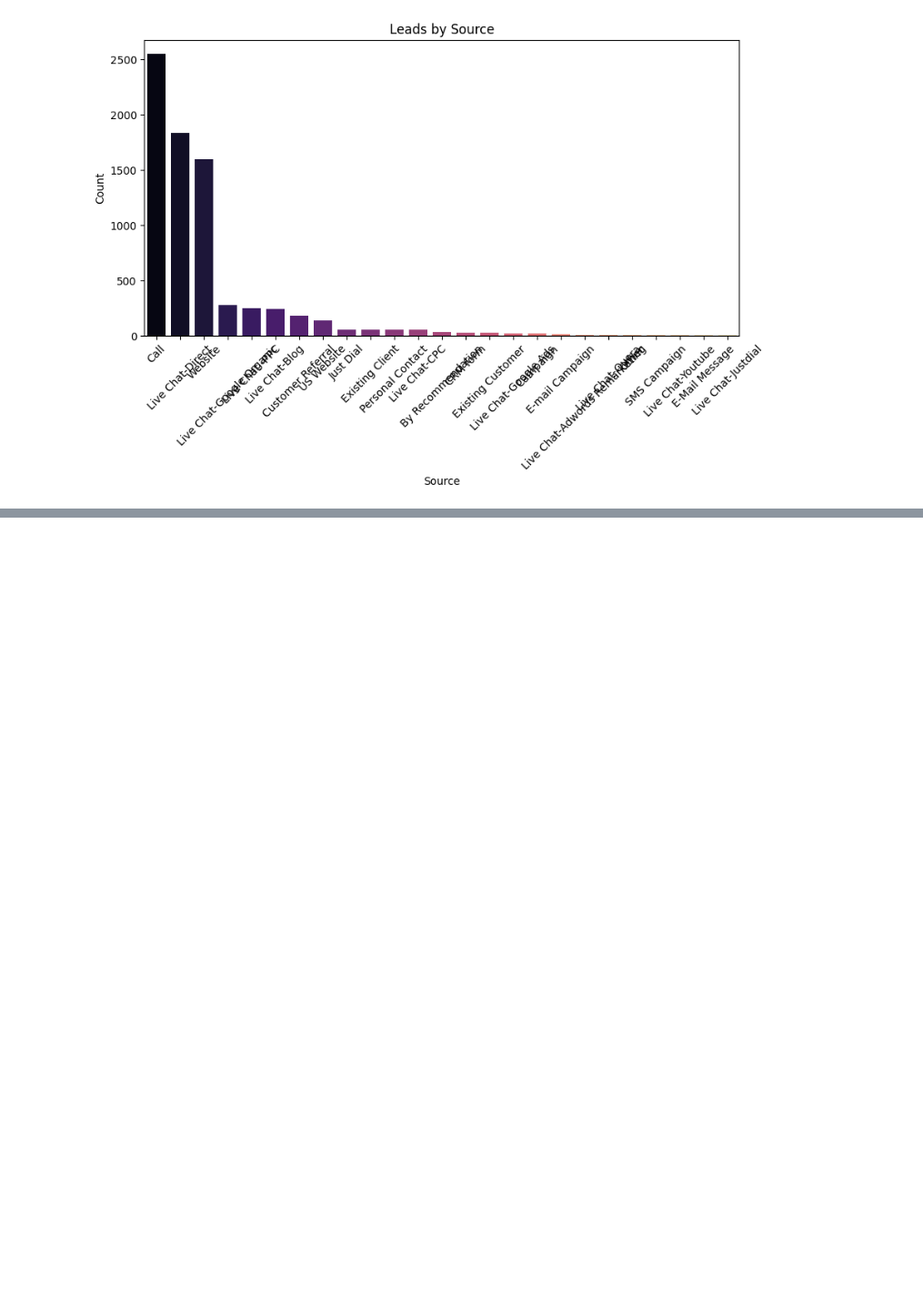
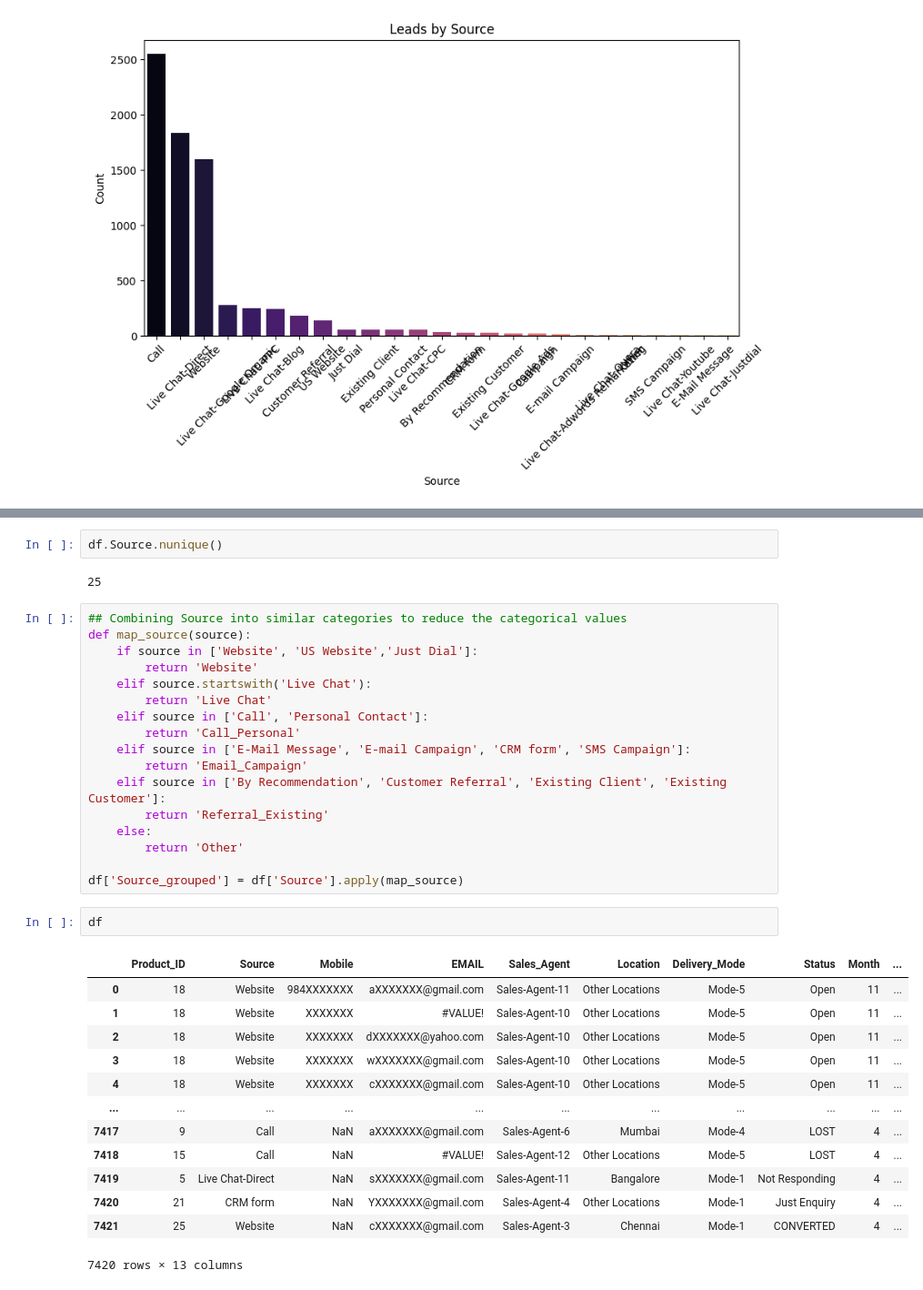
Before and after one commit to sahiljahagirdar/Product_Sales, a Jupyter notebook: Lead_Predict.ipynb, the cells around one changed output, grey strips where cells are left out. Shown at 91% size. Cells and saved outputs as stored; diff of their text form; blank space fills up the shorter version.

```diff
--- a/Lead_Predict.ipynb
+++ b/Lead_Predict.ipynb
@@ -160,0 +294,37 @@ plt.show()
+# %%
+df.Source.nunique()
+# %% [output]
+25
+# %%
+## Combining Source into similar categories to reduce the categorical values
+def map_source(source):
+    if source in ['Website', 'US Website','Just Dial']:
+        return 'Website'
+    elif source.startswith('Live Chat'):
+        return 'Live Chat'
+    elif source in ['Call', 'Personal Contact']:
+        return 'Call_Personal'
+    elif source in ['E-Mail Message', 'E-mail Campaign', 'CRM form', 'SMS Campaign']:
+        return 'Email_Campaign'
+    elif source in ['By Recommendation', 'Customer Referral', 'Existing Client', 'Existing Customer']:
+        return 'Referral_Existing'
+    else:
+        return 'Other'
+
+df['Source_grouped'] = df['Source'].apply(map_source)
+# %%
+df
+# %% [output]
+|  | Product_ID | Source | Mobile | EMAIL | Sales_Agent | Location | Delivery_Mode | Status | Month | ... |
+| 0 | 18 | Website | 984XXXXXXX | aXXXXXXX@gmail.com | Sales-Agent-11 | Other Locations | Mode-5 | Open | 11 | ... |
+| 1 | 18 | Website | XXXXXXX | #VALUE! | Sales-Agent-10 | Other Locations | Mode-5 | Open | 11 | ... |
+| 2 | 18 | Website | XXXXXXX | dXXXXXXX@yahoo.com | Sales-Agent-10 | Other Locations | Mode-5 | Open | 11 | ... |
+| 3 | 18 | Website | XXXXXXX | wXXXXXXX@gmail.com | Sales-Agent-10 | Other Locations | Mode-5 | Open | 11 | ... |
+| 4 | 18 | Website | XXXXXXX | cXXXXXXX@gmail.com | Sales-Agent-10 | Other Locations | Mode-5 | Open | 11 | ... |
+| ... | ... | ... | ... | ... | ... | ... | ... | ... | ... | ... |
+| 7417 | 9 | Call | NaN | aXXXXXXX@gmail.com | Sales-Agent-6 | Mumbai | Mode-4 | LOST | 4 | ... |
+| 7418 | 15 | Call | NaN | #VALUE! | Sales-Agent-12 | Other Locations | Mode-5 | LOST | 4 | ... |
+| 7419 | 5 | Live Chat-Direct | NaN | sXXXXXXX@gmail.com | Sales-Agent-11 | Bangalore | Mode-1 | Not Responding | 4 | ... |
+| 7420 | 21 | CRM form | NaN | YXXXXXXX@gmail.com | Sales-Agent-4 | Other Locations | Mode-1 | Just Enquiry | 4 | ... |
+| 7421 | 25 | Website | NaN | cXXXXXXX@gmail.com | Sales-Agent-3 | Chennai | Mode-1 | CONVERTED | 4 | ... |
+7420 rows × 13 columns
```
Also changed, not shown: parts of 35 cells of this notebook.
